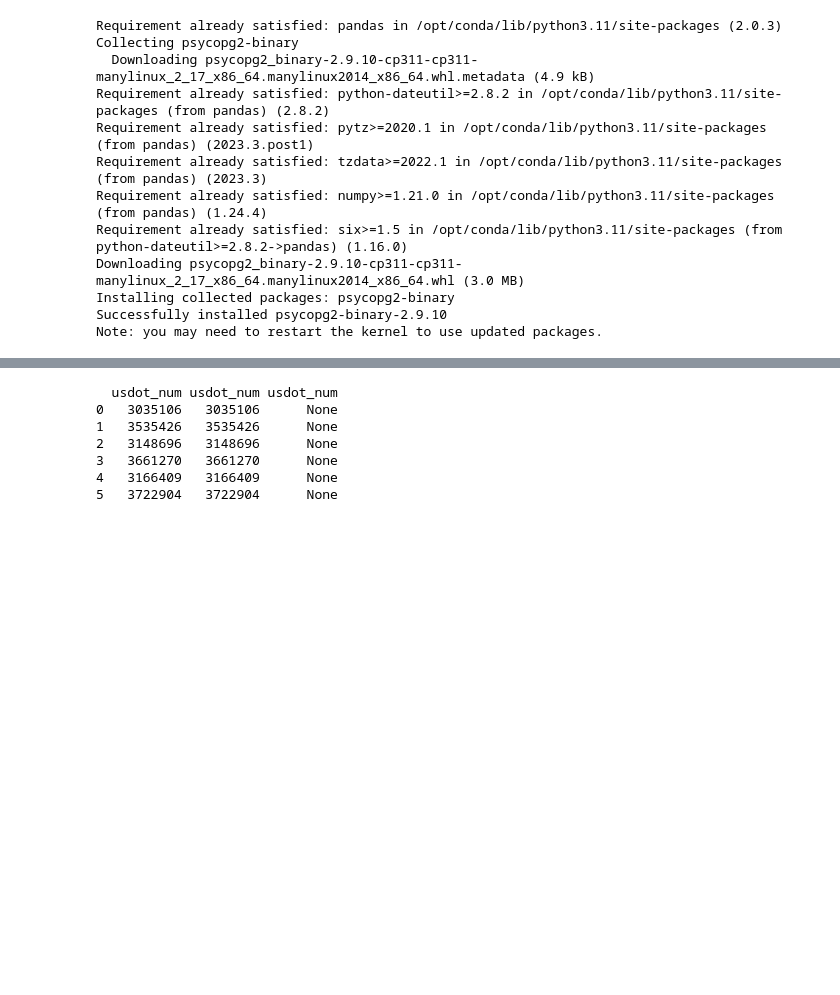
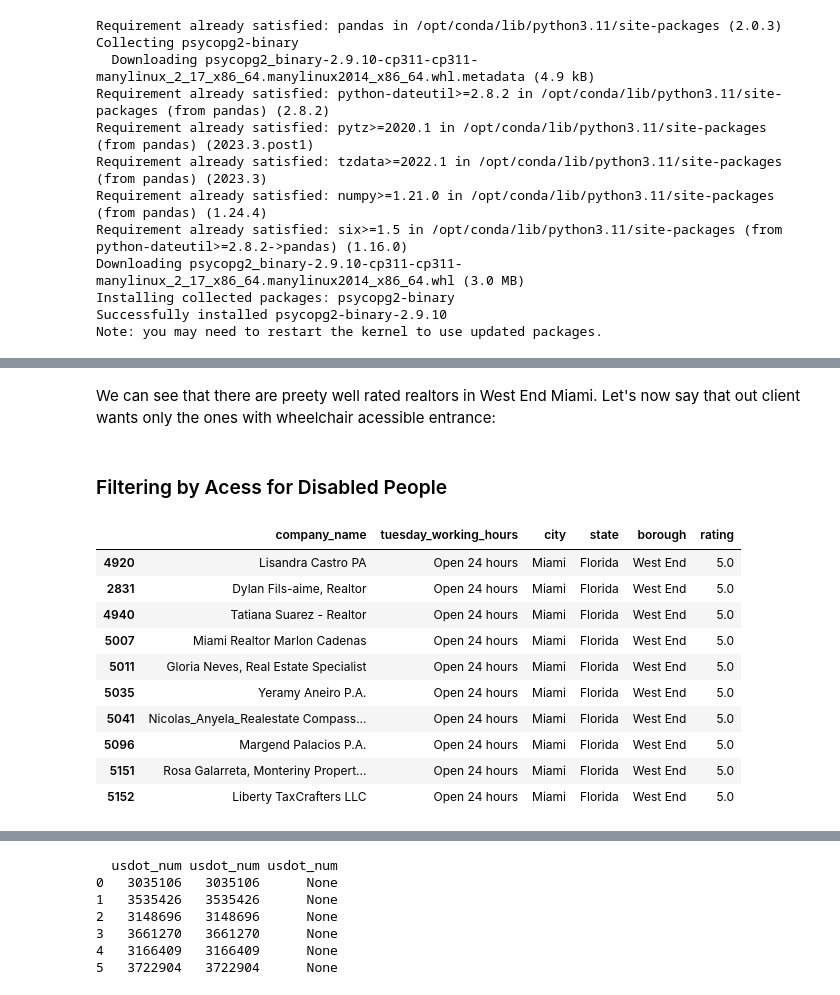
Before and after one commit to andrepegoraro/data-trial, a Jupyter notebook: notebooks/query_postgres_data.ipynb, the cells around one changed output, grey strips where cells are left out. Drawn from its saved outputs; the diff is of its cells as text; code cells hidden in the pictures; blank space fills up the shorter version.

```diff
--- a/notebooks/query_postgres_data.ipynb
+++ b/notebooks/query_postgres_data.ipynb
@@ -271,0 +326,21 @@ company_profiles[['company_name', 'monday_working_hours', 'wheelchair_accessible
+# %% [markdown]
+We can see that there are preety well rated realtors in West End Miami. Let's now say that out client wants only the ones with wheelchair acessible entrance:
+# %% [markdown]
+### Filtering by Acess for Disabled People
+# %%
+company_profiles_filtered_wheelchair = company_profiles.query(
+    'city == "Miami" and borough == "West End" and tuesday_working_hours == "Open 24 hours" and wheelchair_accessible_entrance == True'
+)[['company_name', 'tuesday_working_hours', 'city', 'state', 'borough', 'rating']]
+company_profiles_filtered_wheelchair.sort_values(by='rating', ascending=False).head(10)
+# %% [output]
+|  | company_name | tuesday_working_hours | city | state | borough | rating |
+| 4920 | Lisandra Castro PA | Open 24 hours | Miami | Florida | West End | 5.0 |
+| 2831 | Dylan Fils-aime, Realtor | Open 24 hours | Miami | Florida | West End | 5.0 |
+| 4940 | Tatiana Suarez - Realtor | Open 24 hours | Miami | Florida | West End | 5.0 |
+| 5007 | Miami Realtor Marlon Cadenas | Open 24 hours | Miami | Florida | West End | 5.0 |
+| 5011 | Gloria Neves, Real Estate Specialist | Open 24 hours | Miami | Florida | West End | 5.0 |
+| 5035 | Yeramy Aneiro P.A. | Open 24 hours | Miami | Florida | West End | 5.0 |
+| 5041 | Nicolas_Anyela_Realestate Compass... | Open 24 hours | Miami | Florida | West End | 5.0 |
+| 5096 | Margend Palacios P.A. | Open 24 hours | Miami | Florida | West End | 5.0 |
+| 5151 | Rosa Galarreta, Monteriny Propert... | Open 24 hours | Miami | Florida | West End | 5.0 |
+| 5152 | Liberty TaxCrafters LLC | Open 24 hours | Miami | Florida | West End | 5.0 |
```
Also changed, not shown: parts of 69 cells of this notebook.
